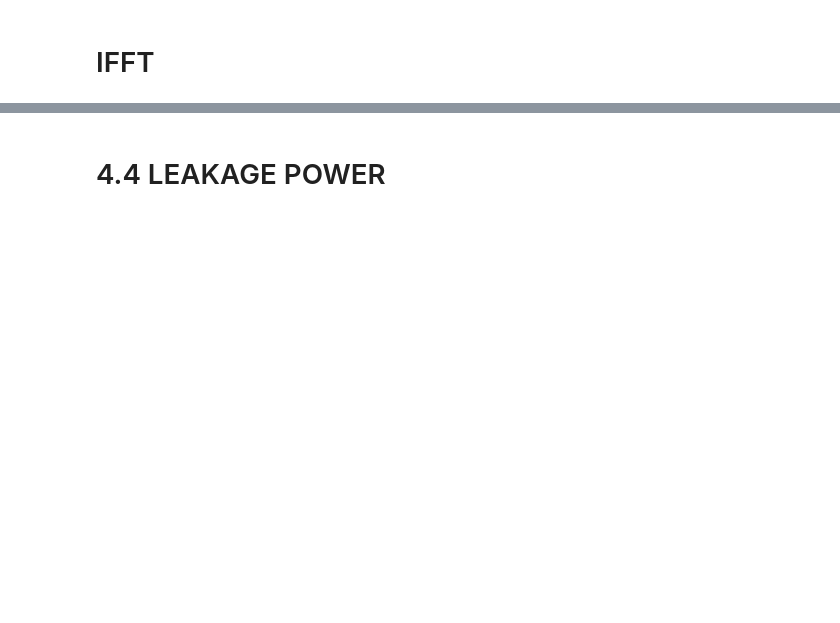
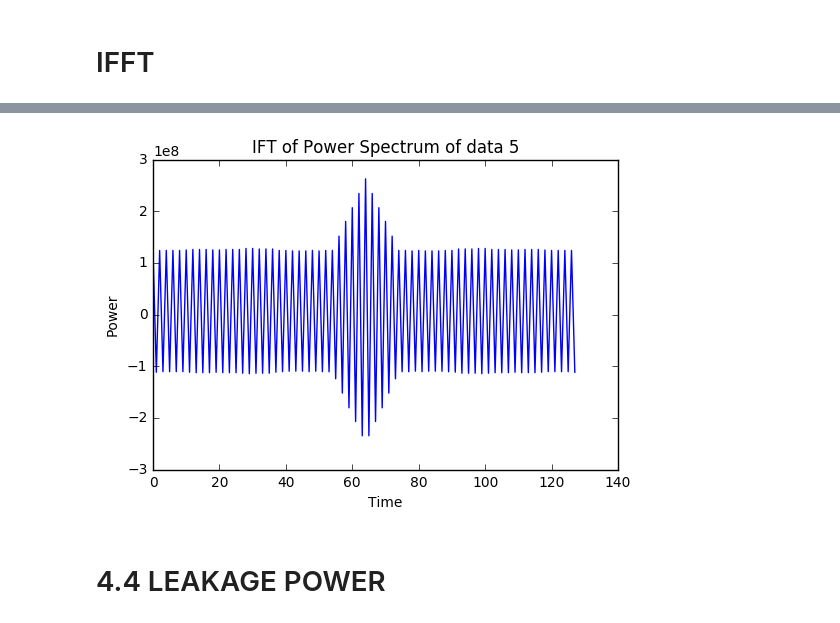
Before and after one commit to arthurm101/radiolab, a Jupyter notebook: Lab 1/Lab1_Mixer.ipynb, the cells around one changed output, grey strips where cells are left out. Saved outputs shown, nothing was run; the diff lists cells and outputs as text; code cells hidden in the pictures; blank space fills up the shorter version.

```diff
--- a/Lab 1/Lab1_Mixer.ipynb
+++ b/Lab 1/Lab1_Mixer.ipynb
@@ -250,3 +246,29 @@ interactive_plot
+# %%
+N = 2**7
+#print(N)
+
+def f(i):
+
+    sampling_freq = 12.5e6
+
+    fft_data = np.fft.fft(data[i][:N])
+    fft_freq_data = np.fft.fftfreq(len(fft_data), d = 1/sampling_freq)
+
+    power = np.abs(fft_data)**2
+
+    ift_data = np.fft.ifft(power)
+
+    plt.title('IFT of Power Spectrum of data ' + str(i+1))
+    plt.ylabel('Power')
+    plt.xlabel('Time')
+    plt.plot(np.fft.fftshift(ift_data))
+
+interactive_plot = interactive(f, i=(0,8))
+#output = interactive_plot.children[-1]
+#output.layout.height = '350px'
+interactive_plot
+# %% [output]
+[figure, added]
 # %% [markdown]
 # 4.4  LEAKAGE POWER
 # %%
```
Also changed, not shown: parts of 13 cells of this notebook.
